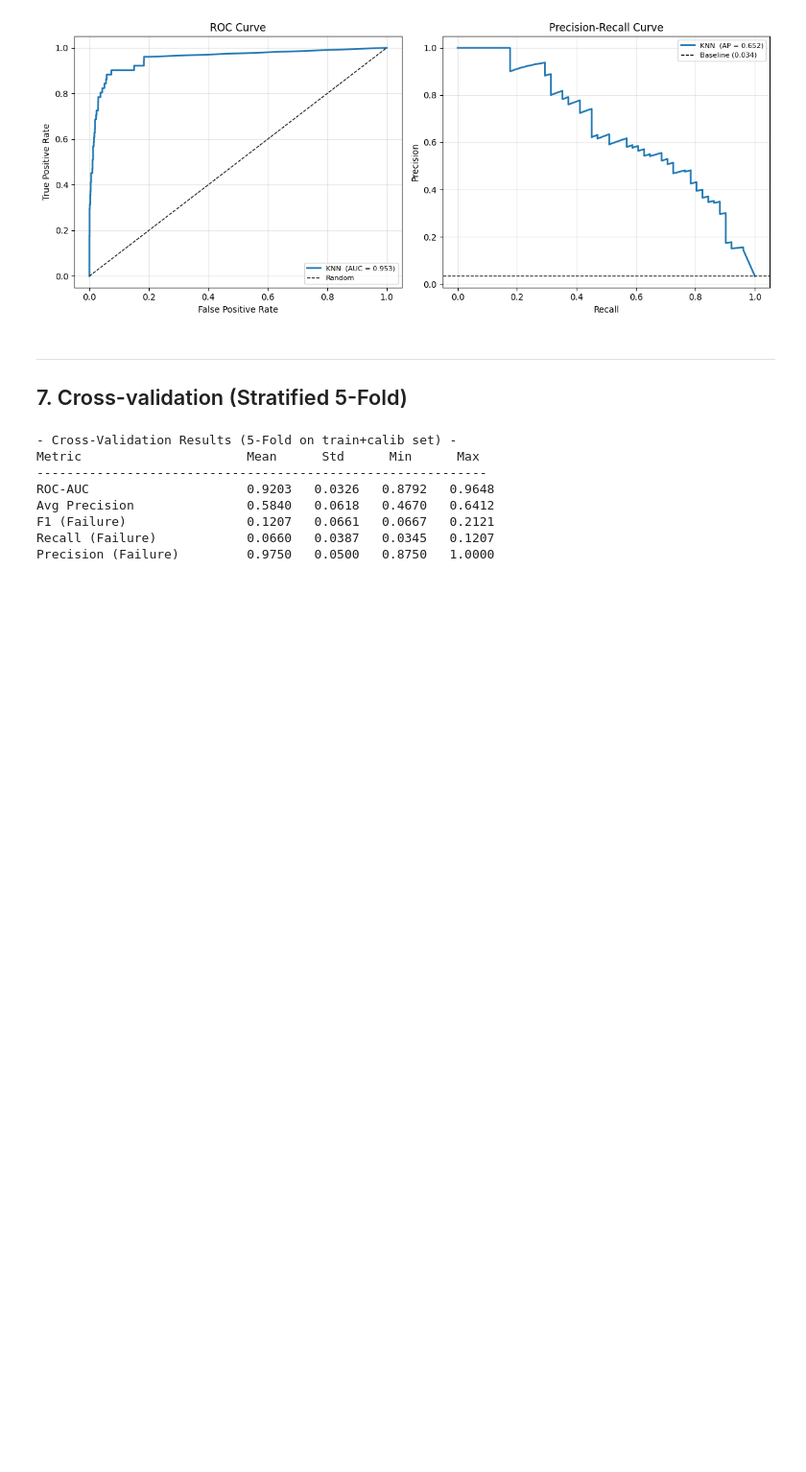
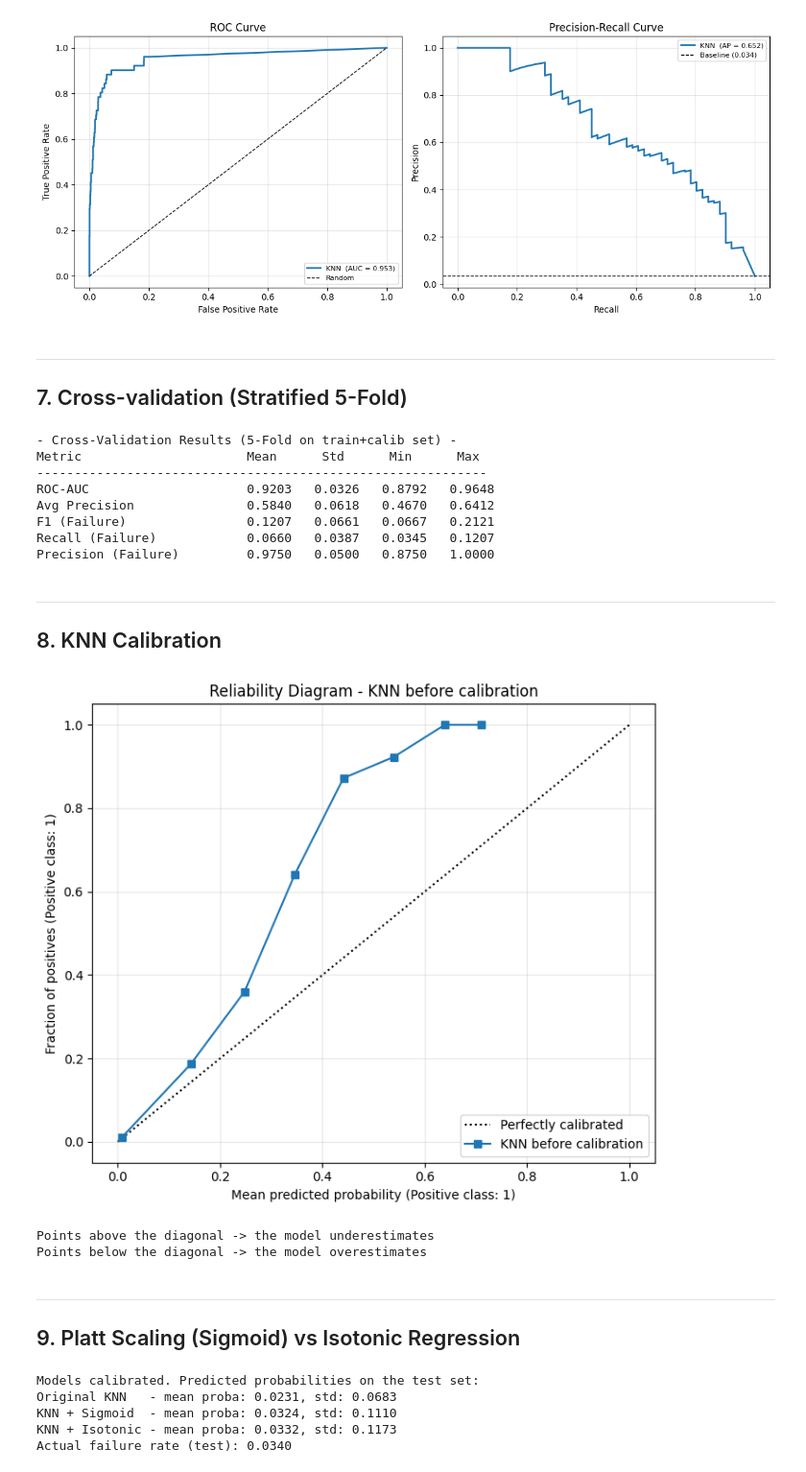
Before and after one commit to hadoyyo/Machine-Predictive-Maintenance-Expert-System, a Jupyter notebook: knn_model.ipynb, the cells around one changed output. Shown at 96% size. Cells and saved outputs as stored; diff of their text form; code cells hidden in the pictures; blank space fills up the shorter version.

Commit message:
add KNN calibration

```diff
--- a/knn_model.ipynb
+++ b/knn_model.ipynb
@@ -233,3 +233,70 @@ Avg Precision               0.5840   0.0618   0.4670   0.6412
 F1 (Failure)                0.1207   0.0661   0.0667   0.2121
 Recall (Failure)            0.0660   0.0387   0.0345   0.1207
 Precision (Failure)         0.9750   0.0500   0.8750   1.0000
+# %% [markdown]
+---
+## 8. KNN Calibration
+# %%
+from sklearn.calibration import CalibratedClassifierCV, CalibrationDisplay
+from sklearn.model_selection import cross_val_predict
+
+y_proba_cv = cross_val_predict(
+    Pipeline([
+        ('scaler', StandardScaler()),
+        ('knn', KNeighborsClassifier(
+            n_neighbors=best_k, weights='distance', metric='minkowski', p=2
+        ))
+    ]),
+    X_train_calib, y_train_calib,
+    cv=StratifiedKFold(n_splits=5, shuffle=True, random_state=17),
+    method='predict_proba'
+)[:, 1]
+
+fig, ax = plt.subplots(figsize=(7, 6))
+CalibrationDisplay.from_predictions(
+    y_train_calib, y_proba_cv,
+    n_bins=10, ax=ax,
+    name='KNN before calibration'
+)
+ax.set_title('Reliability Diagram - KNN before calibration')
+ax.grid(True, alpha=0.3)
+plt.tight_layout()
+plt.show()
+
+print('Points above the diagonal -> the model underestimates')
+print('Points below the diagonal -> the model overestimates')
+# %% [output]
+[figure, added]
+Points above the diagonal -> the model underestimates
+Points below the diagonal -> the model overestimates
+# %% [markdown]
+---
+## 9. Platt Scaling (Sigmoid) vs Isotonic Regression
+# %%
+base_knn = KNeighborsClassifier(
+    n_neighbors=best_k, weights='distance', metric='minkowski', p=2
+)
+base_knn.fit(X_train_sc, y_train)
+
+knn_sigmoid  = CalibratedClassifierCV(base_knn, method='sigmoid',  cv='prefit')
+knn_isotonic = CalibratedClassifierCV(base_knn, method='isotonic', cv='prefit')
+
+knn_sigmoid.fit(X_calib_sc,  y_calib)
+knn_isotonic.fit(X_calib_sc, y_calib)
+
+y_proba_sigmoid  = knn_sigmoid.predict_proba(X_test_sc)[:, 1]
+y_proba_isotonic = knn_isotonic.predict_proba(X_test_sc)[:, 1]
+
+y_proba = base_knn.predict_proba(X_test_sc)[:, 1]
+
+print('Models calibrated. Predicted probabilities on the test set:')
+print(f'Original KNN   - mean proba: {y_proba.mean():.4f}, std: {y_proba.std():.4f}')
+print(f'KNN + Sigmoid  - mean proba: {y_proba_sigmoid.mean():.4f}, std: {y_proba_sigmoid.std():.4f}')
+print(f'KNN + Isotonic - mean proba: {y_proba_isotonic.mean():.4f}, std: {y_proba_isotonic.std():.4f}')
+print(f'Actual failure rate (test): {y_test.mean():.4f}')
+# %% [output]
+Models calibrated. Predicted probabilities on the test set:
+Original KNN   - mean proba: 0.0231, std: 0.0683
+KNN + Sigmoid  - mean proba: 0.0324, std: 0.1110
+KNN + Isotonic - mean proba: 0.0332, std: 0.1173
+Actual failure rate (test): 0.0340
```
Also changed, not shown: parts of 8 cells of this notebook.
